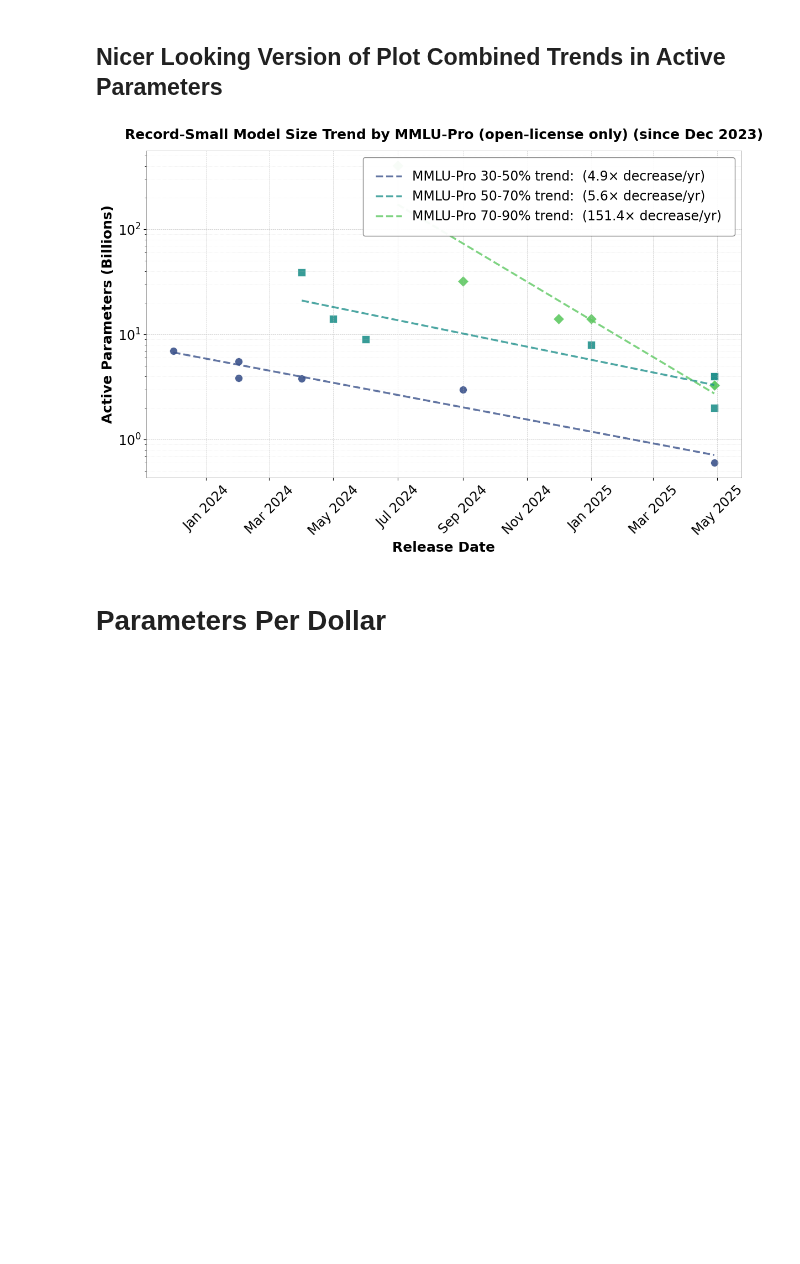
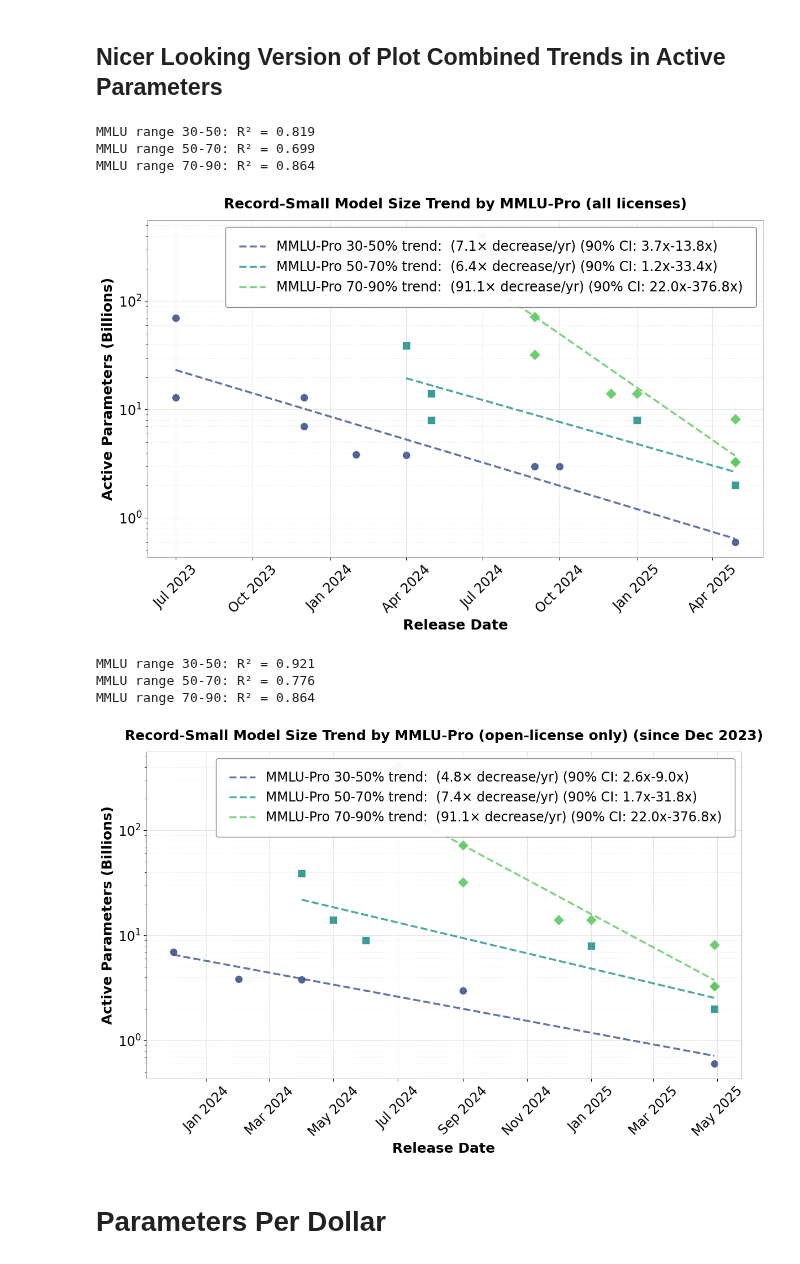
Before and after one commit to hansgundlach/Algorithmic_Progress_Inference, a Jupyter notebook: price_analysis_new.ipynb, the cells around one changed output. Cells and saved outputs as stored; diff of their text form; code cells hidden in the pictures; blank space fills up the shorter version.

```diff
--- a/price_analysis_new.ipynb
+++ b/price_analysis_new.ipynb
@@ -1447,6 +1454,10 @@ def plot_combined_params_trend(open_license_only=False, use_active_params=True,
         X_rec = record_small['Date_Ordinal'].values.reshape(-1, 1)
         y_rec_log = np.log10(record_small['Params_B'].values)
         rec_ols = LinearRegression().fit(X_rec, y_rec_log)
+
+        # Calculate R^2 score
+        r2_score = rec_ols.score(X_rec, y_rec_log)
+        print(f"MMLU range {min_mmlu}-{max_mmlu}: R² = {r2_score:.3f}")
 
         lo, hi = record_small['Date_Ordinal'].min(), record_small['Date_Ordinal'].max()
         x_range = np.arange(lo, hi + 1)
@@ -1555,36 +1566,45 @@ def plot_combined_params_trend(open_license_only=False, use_active_params=True,
     ax.grid(True, which='minor', linestyle=':', linewidth=0.5, alpha=0.4)
 
     # Legend styling
     legend = ax.legend(
         loc='upper right',
         fontsize=17,
         frameon=True,
         fancybox=True,
         framealpha=0.95,
         edgecolor='gray',
         borderpad=1
     )
 
     # Adjust tick parameters
     ax.tick_params(axis='both', which='major', labelsize=17)
 
     # Add a subtle border
     for spine in ax.spines.values():
         spine.set_visible(True)
         spine.set_color('gray')
         spine.set_linewidth(0.5)
 
     plt.tight_layout()
     plt.show()
 
+
+
+# plot_combined_params_trend(open_license_only=False, use_active_params=True, show_model_names=False, confidence_interval=True)
 # Example usage for open-license models, showing model names
 plot_combined_params_trend(open_license_only=True, use_active_params=True, show_model_names=False,
-                          min_date=datetime(2023, 12, 1), confidence_interval=False)
+                          min_date=datetime(2023, 12, 1), confidence_interval=True)
 
 # Example usage for all models with confidence intervals
-# plot_combined_params_trend(open_license_only=False, use_active_params=True, show_model_names=False, confidence_interval=True)
 # %% [output]
+MMLU range 30-50: R² = 0.819
+MMLU range 50-70: R² = 0.699
+MMLU range 70-90: R² = 0.864
-[figure, old version]
+[figure, new version]
+MMLU range 30-50: R² = 0.921
+MMLU range 50-70: R² = 0.776
+MMLU range 70-90: R² = 0.864
+[figure, added]
 # %% [markdown]
 # Parameters Per Dollar
 # %%
```
Also changed, not shown: parts of 14 cells of this notebook, 2 other files.
